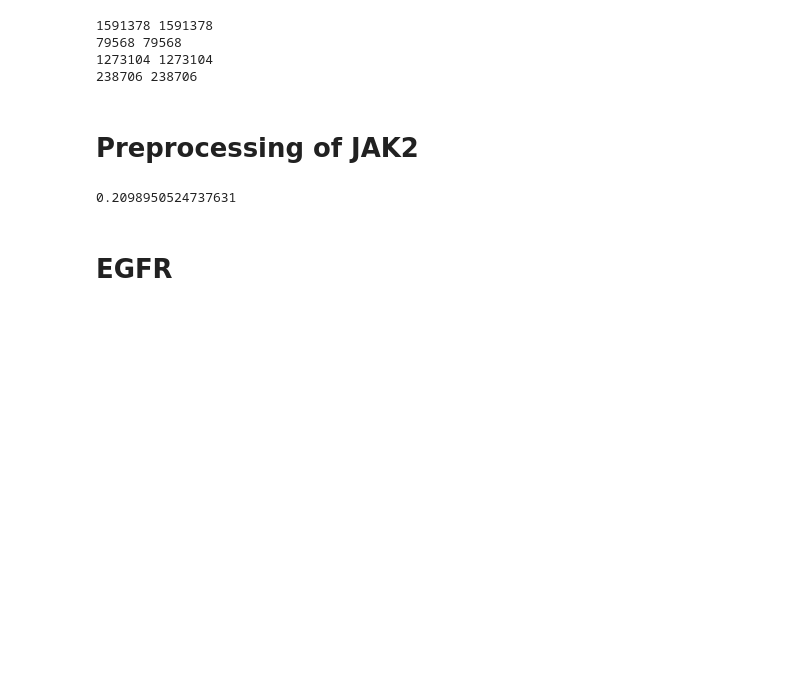
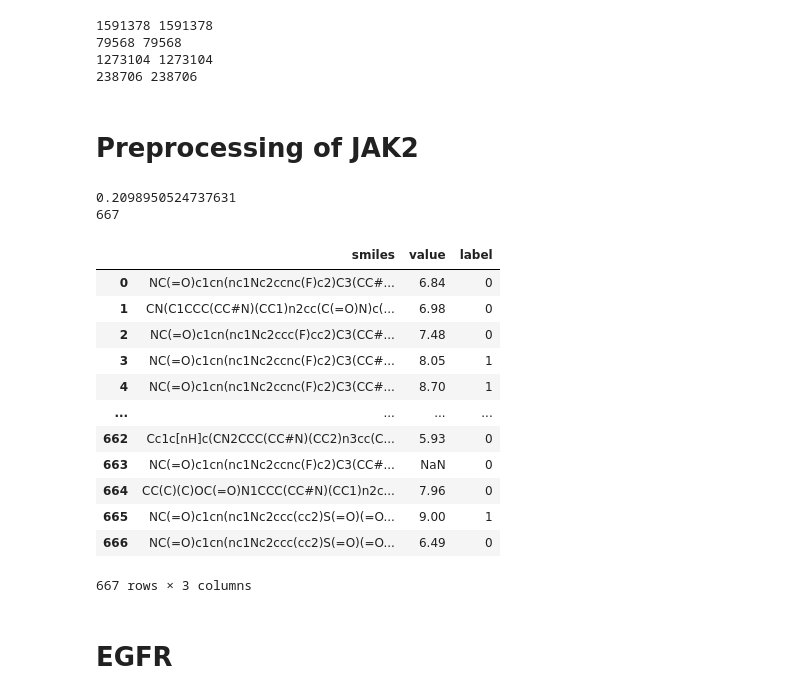
Before and after one commit to ml-jku/mgenerators-failure-modes, a Jupyter notebook: preprocess.ipynb, the cells around one changed output. Drawn from its saved outputs; the diff is of its cells as text; code cells hidden in the pictures; blank space fills up the shorter version.

```diff
--- a/preprocess.ipynb
+++ b/preprocess.ipynb
@@ -34,20 +34,38 @@ for file in files:
 # %% [markdown]
 # Preprocessing of JAK2
 # %%
-def prepjak2():
+def prepjak2(write=False):
     chid = 'CHEMBL3888429'
     df = pd.read_csv(f'./assays/raw/{chid}.csv', sep=';')
     df = df[['Smiles', 'pChEMBL Value']]
     df.columns = ['smiles', 'value']
 
     label = np.array([1 if x>8 else 0 for x in df.value])
     print(label.mean())
     df['label'] = label
-    df.to_csv(f'./assays/processed/{chid}.csv', index=None)
-
+    print(len(df))
+    tups = [(s,l) for s, l in zip(df.smiles, df.label)]
+    from collections import Counter
+    if write:
+        df.to_csv(f'./assays/processed/{chid}.csv', index=None)
+    return df
 prepjak2()
 # %% [output]
 0.2098950524737631
+667
+|  | smiles | value | label |
+| 0 | NC(=O)c1cn(nc1Nc2ccnc(F)c2)C3(CC#... | 6.84 | 0 |
+| 1 | CN(C1CCC(CC#N)(CC1)n2cc(C(=O)N)c(... | 6.98 | 0 |
+| 2 | NC(=O)c1cn(nc1Nc2ccc(F)cc2)C3(CC#... | 7.48 | 0 |
+| 3 | NC(=O)c1cn(nc1Nc2ccnc(F)c2)C3(CC#... | 8.05 | 1 |
+| 4 | NC(=O)c1cn(nc1Nc2ccnc(F)c2)C3(CC#... | 8.70 | 1 |
+| ... | ... | ... | ... |
+| 662 | Cc1c[nH]c(CN2CCC(CC#N)(CC2)n3cc(C... | 5.93 | 0 |
+| 663 | NC(=O)c1cn(nc1Nc2ccnc(F)c2)C3(CC#... | NaN | 0 |
+| 664 | CC(C)(C)OC(=O)N1CCC(CC#N)(CC1)n2c... | 7.96 | 0 |
+| 665 | NC(=O)c1cn(nc1Nc2ccc(cc2)S(=O)(=O... | 9.00 | 1 |
+| 666 | NC(=O)c1cn(nc1Nc2ccc(cc2)S(=O)(=O... | 6.49 | 0 |
+667 rows × 3 columns
 # %% [markdown]
 # EGFR
 # %%
```
Also changed, not shown: parts of 6 cells of this notebook, 9 other files.
